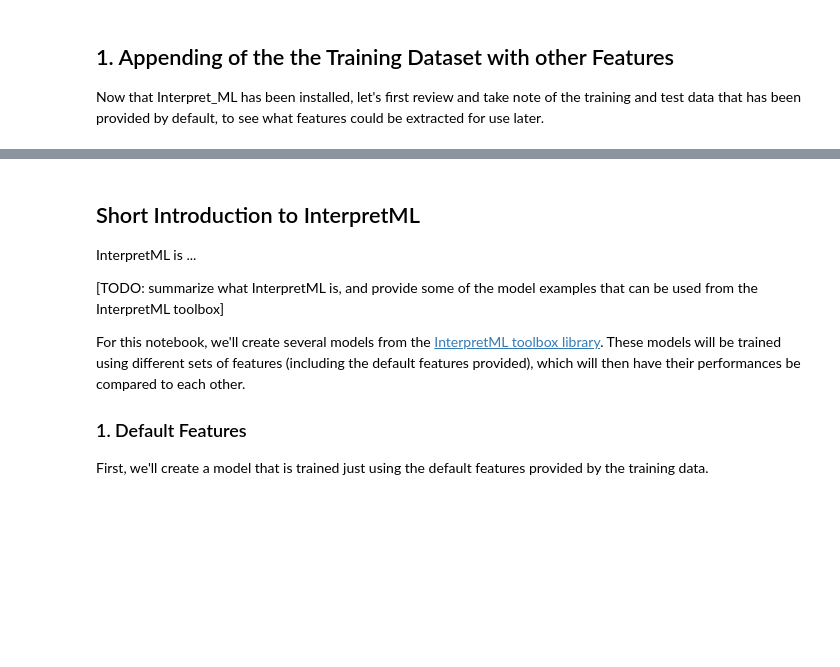
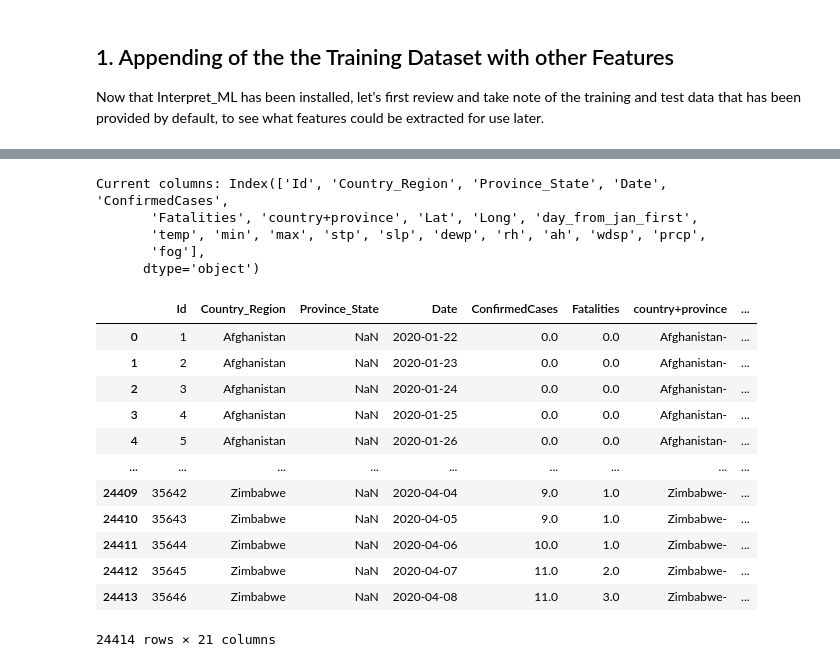
Before and after one commit to NickSadjoli/Week4_GlobalForecast_COVID19, a Jupyter notebook: notebooks/forecast_w_interpret_ml.ipynb, the cells around one changed output, grey strips where cells are left out. Saved outputs shown, nothing was run; the diff lists cells and outputs as text; code cells hidden in the pictures; blank space fills up the shorter version.

```diff
--- a/notebooks/forecast_w_interpret_ml.ipynb
+++ b/notebooks/forecast_w_interpret_ml.ipynb
@@ -87,10 +92,23 @@ b
-# %% [markdown]
-## Short Introduction to InterpretML
-InterpretML is ...
-
-[TODO: summarize what InterpretML is, and provide some of the model examples that can be used from the InterpretML toolbox]
-
-For this notebook, we'll create several models from the [InterpretML toolbox library](https://github.com/interpretml/interpret). These models will be trained using different sets of features (including the default features provided), which will then have their performances be compared to each other.
-
-### 1. Default Features
-First, we'll create a model that is trained just using the default features provided by the training data.
+# %%
+train_appended_df = pd.read_csv("../input/training_data_with_weather_info_week_4.csv")
+print("Current columns:", train_appended_df.columns)
+train_appended_df
+# %% [output]
+Current columns: Index(['Id', 'Country_Region', 'Province_State', 'Date', 'ConfirmedCases',
+       'Fatalities', 'country+province', 'Lat', 'Long', 'day_from_jan_first',
+       'temp', 'min', 'max', 'stp', 'slp', 'dewp', 'rh', 'ah', 'wdsp', 'prcp',
+       'fog'],
+      dtype='object')
+|  | Id | Country_Region | Province_State | Date | ConfirmedCases | Fatalities | country+province | ... |
+| 0 | 1 | Afghanistan | NaN | 2020-01-22 | 0.0 | 0.0 | Afghanistan- | ... |
+| 1 | 2 | Afghanistan | NaN | 2020-01-23 | 0.0 | 0.0 | Afghanistan- | ... |
+| 2 | 3 | Afghanistan | NaN | 2020-01-24 | 0.0 | 0.0 | Afghanistan- | ... |
+| 3 | 4 | Afghanistan | NaN | 2020-01-25 | 0.0 | 0.0 | Afghanistan- | ... |
+| 4 | 5 | Afghanistan | NaN | 2020-01-26 | 0.0 | 0.0 | Afghanistan- | ... |
+| ... | ... | ... | ... | ... | ... | ... | ... | ... |
+| 24409 | 35642 | Zimbabwe | NaN | 2020-04-04 | 9.0 | 1.0 | Zimbabwe- | ... |
+| 24410 | 35643 | Zimbabwe | NaN | 2020-04-05 | 9.0 | 1.0 | Zimbabwe- | ... |
+| 24411 | 35644 | Zimbabwe | NaN | 2020-04-06 | 10.0 | 1.0 | Zimbabwe- | ... |
+| 24412 | 35645 | Zimbabwe | NaN | 2020-04-07 | 11.0 | 2.0 | Zimbabwe- | ... |
+| 24413 | 35646 | Zimbabwe | NaN | 2020-04-08 | 11.0 | 3.0 | Zimbabwe- | ... |
+24414 rows × 21 columns
```
Also changed, not shown: parts of 24 cells of this notebook, 1 other file.
